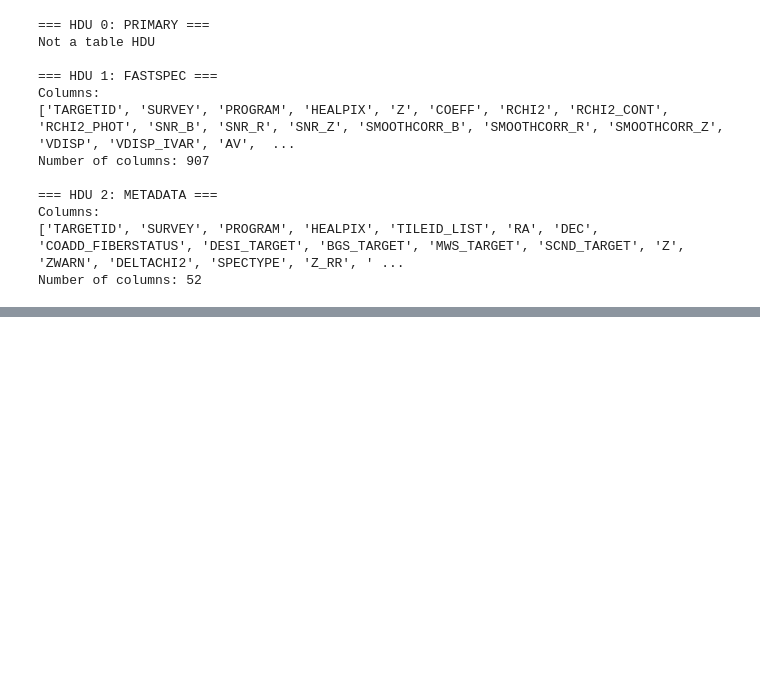
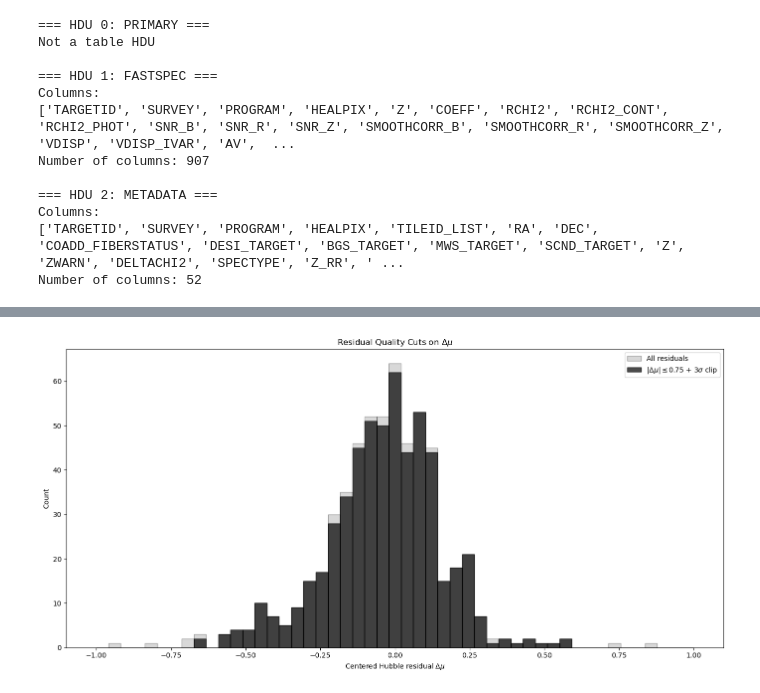
Before and after one commit to chernya4/first_paper_desi_match, a Jupyter notebook: ZTF_DESI_deliverables_residuals_hostgal_prop.ipynb, the cells around one changed output, grey strips where cells are left out. Saved outputs shown, nothing was run; the diff lists cells and outputs as text; code cells hidden in the pictures; blank space fills up the shorter version.

```diff
--- a/ZTF_DESI_deliverables_residuals_hostgal_prop.ipynb
+++ b/ZTF_DESI_deliverables_residuals_hostgal_prop.ipynb
@@ -1427,0 +1764,76 @@ Number of columns: 52
+# %%
+mask_all = mask_logm & mask_sfr & mask_vdisp & mask_dn4000 & mask_sdssq & mask_age
+
+# --------------------------------------
+# Original residuals after all previous cuts
+# --------------------------------------
+resid_all = df["residual_centered"].values
+resid_all = resid_all[np.isfinite(resid_all)]
+
+# --------------------------------------
+# Hard residual cut: |Δμ| <= 0.75
+# --------------------------------------
+# mask_hard = (resid_all >= -0.75) & (resid_all <= 0.75)
+mask_hard = np.array([True] * len(resid_all))
+resid_hard = resid_all[mask_hard]
+
+# --------------------------------------
+# Sigma clipping on hard-cut residuals
+# --------------------------------------
+# resid_clipped = resid_hard
+resid_clipped = sigma_clip(
+    resid_hard,
+    sigma=3,
+    maxiters=1
+)
+
+# resid_final = resid_hard[mask_all]
+resid_final = resid_clipped.data[~resid_clipped.mask & mask_all]
+
+# --------------------------------------
+# Plot overlaid histograms
+# --------------------------------------
+plt.figure(figsize=(14, 7))
+
+# Original residual distribution
+plt.hist(
+    resid_all,
+    bins=np.linspace(-1,1,50),
+    color="grey",
+    alpha=0.3,
+    edgecolor="black",
+    label="All residuals"
+)
+
+# Hard-cut + sigma-clipped residuals
+plt.hist(
+    resid_final,
+    bins=np.linspace(-1,1,50),
+    color="black",
+    alpha=0.7,
+    edgecolor="black",
+    label=r"$|\Delta\mu|\leq0.75$ + $3\sigma$ clip"
+)
+
+
+plt.xlabel(r"Centered Hubble residual $\Delta \mu$")
+plt.ylabel("Count")
+plt.title(r"Residual Quality Cuts on $\Delta \mu$")
+plt.legend()
+
+plt.tight_layout()
+plt.show()
+
+n_all = len(resid_all)
+n_hard = len(resid_hard)
+n_final = len(resid_final)
+
+print("Residual quality cuts summary:")
+print(f"Total residuals (after paper cuts): {n_all}")
+print(f"After hard cut |Δμ| ≤ 0.75:         {n_hard}")
+print(f"After 3σ clipping:                  {n_final}")
+print()
+
+print(f"Removed by σ-clipping alone: {n_hard - n_final}")
+# %% [output]
+[figure, added]
```
Also changed, not shown: parts of 15 cells of this notebook, 1 other file.
